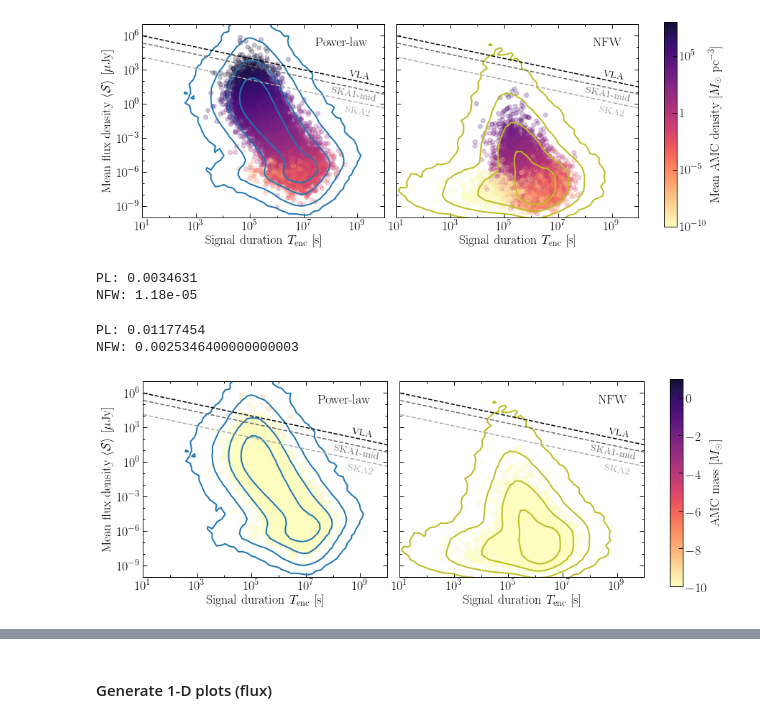
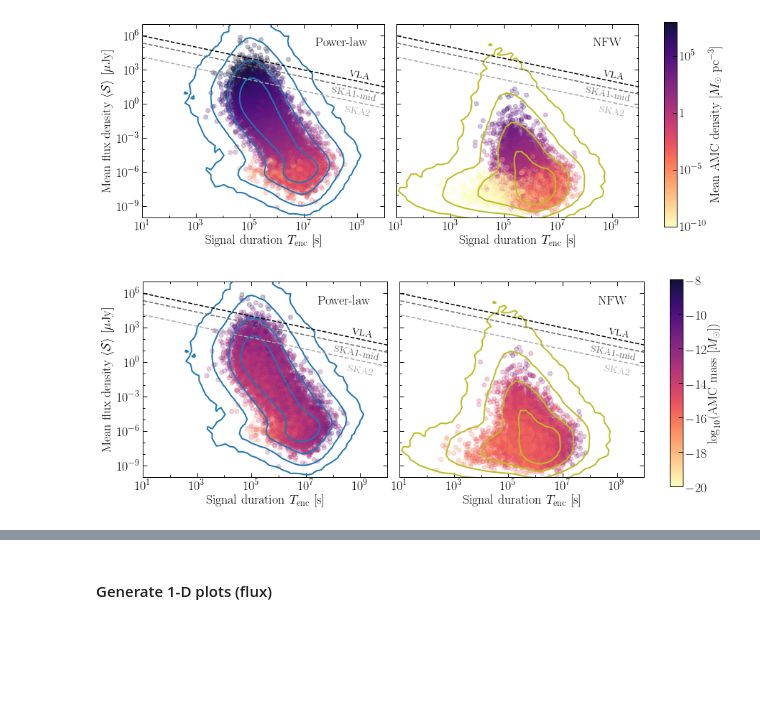
Before and after one commit to bradkav/axion-miniclusters, a Jupyter notebook: code/plotting/PlotFluxes.ipynb, the cells around one changed output, grey strips where cells are left out. Cells and saved outputs as stored; diff of their text form; code cells hidden in the pictures; blank space fills up the shorter version.

Commit message:
Checked all plotting routines

```diff
--- a/code/plotting/PlotFluxes.ipynb
+++ b/code/plotting/PlotFluxes.ipynb
@@ -40,7 +40,7 @@ print(">Loading NFW...")
 try:
     Tenc_NFW, mean_flux_NFW, density_NFW, radius_NFW = np.loadtxt(dirs.data_dir + 'Interaction_params_NFW%s%s.txt.gz'%(cut_text,IDstr), unpack=True, usecols=(3,4,5,6,))
 except FileNotFoundError as err:
-    Tenc_NFW, mean_flux_NFW, density_NFW, radius_NFW = np.loadtxt(dirs.data_dir + 'Interaction_params_NFW_short.txt', unpack=True, usecols=(3,4,5,6,))
+    Tenc_NFW, mean_flux_NFW, density_NFW, radius_NFW = np.loadtxt(dirs.data_dir + 'Interaction_params_NFW%s%s_short.txt.gz'%(cut_text,IDstr), unpack=True, usecols=(3,4,5,6,))
 # %% [output]
 >Loading NFW...
 # %%
@@ -48,7 +48,7 @@ print(">Loading NFW unperturbed...")
 try:
     Tenc_NFW_up, mean_flux_NFW_up, density_NFW_up, radius_NFW_up = np.loadtxt(dirs.data_dir + 'Interaction_params_NFW%s_unperturbed%s.txt.gz'%(cut_text,IDstr), unpack=True, usecols=(3,4,5,6,))
 except FileNotFoundError as err:
-    Tenc_NFW_up, mean_flux_NFW_up, density_NFW_up, radius_NFW_up = np.loadtxt(dirs.data_dir + 'Interaction_params_NFW_unperturbed_short.txt', unpack=True, usecols=(3,4,5,6,))
+    Tenc_NFW_up, mean_flux_NFW_up, density_NFW_up, radius_NFW_up = np.loadtxt(dirs.data_dir + 'Interaction_params_NFW%s_unperturbed%s_short.txt.gz'%(cut_text,IDstr), unpack=True, usecols=(3,4,5,6,))
 # %% [output]
 >Loading NFW unperturbed...
 # %%
@@ -56,7 +56,7 @@ print(">Loading PL...")
 try:
     Tenc_PL,  mean_flux_PL, density_PL, radius_PL = np.loadtxt(dirs.data_dir + 'Interaction_params_PL%s%s.txt.gz'%(cut_text,IDstr), unpack=True, usecols=(3,4,5,6,))
 except FileNotFoundError as err:
-    Tenc_PL,  mean_flux_PL,density_PL, radius_PL = np.loadtxt(dirs.data_dir + 'Interaction_params_PL_short.txt', unpack=True, usecols=(3,4,5,6,))
+    Tenc_PL,  mean_flux_PL,density_PL, radius_PL = np.loadtxt(dirs.data_dir + 'Interaction_params_PL%s%s_short.txt.gz'%(cut_text,IDstr), unpack=True, usecols=(3,4,5,6,))
 # %% [output]
 >Loading PL...
 # %%
@@ -208,35 +208,6 @@ plt.savefig("../../plots/MeanFlux_vs_Tenc_vs_density%s%s.pdf"%(cut_text,IDstr),
 plt.show()
 # %% [output]
 [figure]
-# %%
-#Fraction of detectable events:
-detectable_frac_PL = np.sum(mean_flux_PL > sensitivity_VLA(Tenc_PL))/len(mean_flux_PL)
-print("PL:", detectable_frac_PL)
-detectable_frac_NFW = np.sum(mean_flux_NFW > sensitivity_VLA(Tenc_NFW))/len(mean_flux_NFW)
-print("NFW:", detectable_frac_NFW)
-# %% [output]
-PL: 0.0034631
-NFW: 1.18e-05
-# %%
-if not AS_CUT:
-    Rate_NFW = 401.9 #per day
-    Rate_PL = 64.9 #per day
-
-else:
-    Rate_NFW = 214.8 #per day
-    Rate_PL = 3.4 #per day
-    Rate_PL_up = 1.6*Rate_PL
-    Rate_NFW_up = 36.4*Rate_NFW
-    #Rate_NFW = 49.9
-    #Rate_PL = 0.8
-
-Rate_1mJy_NFW = Rate_NFW*np.sum(mean_flux_NFW > 1e3)/len(mean_flux_NFW)
-Rate_1mJy_PL = Rate_PL*np.sum(mean_flux_PL > 1e3)/len(mean_flux_PL)
-print("PL:", Rate_1mJy_PL)
-print("NFW:", Rate_1mJy_NFW)
-# %% [output]
-PL: 0.01177454
-NFW: 0.0025346400000000003
 # %%
 # Flux and duration (coloured by mass)
 
@@ -245,8 +216,8 @@ mask_NFW = mass_NFW > 1e-50
 
 fig = plt.figure(figsize=(12.5,5))
 
-lm_max = 1
-lm_min = -10
+lm_max = -8
+lm_min = -20
 
 cm = truncate_colormap("magma_r", minval=0.0, maxval=0.9)
 
@@ -285,32 +256,32 @@ for ax in [ax1, ax2]:
     ax.set_xticklabels([], minor=True)
     ax.set_yticks(np.geomspace(1e-9, 1e6, 6))
     ax.set_yticks(np.geomspace(1e-10, 1e7, 18), minor=True)
     ax.set_yticklabels([], minor=True)
     #ax.set_yticklabels([], minor=True)
 
 
 
 ax1.set_ylabel(r"Mean flux density $\langle \mathcal{S} \rangle$ [$\mu \mathrm{Jy}$]")
 #ax3.set_ylabel(r"Peak flux $\Phi_\mathrm{peak}$ [$\mu \mathrm{Jy}$]")
 ax2.set_yticklabels([])
 #ax4.set_yticklabels([])
 
 
 ax1.text( 0.93, 0.93,  "Power-law", ha='right', va='top',  transform=ax1.transAxes)
 ax2.text( 0.93, 0.93,  "NFW", ha='right', va='top',  transform=ax2.transAxes)
 
 plt.subplots_adjust(hspace = 0.05, wspace= 0.05)
 
 cb_ax = fig.add_axes([0.94, 0.09, 0.02, 0.8])
-cbar = fig.colorbar(scat_PL, cax=cb_ax, label=r'AMC mass [$M_\odot$]')
+cbar = fig.colorbar(scat_PL, cax=cb_ax, label=r'$\log_{10}$(AMC mass [$M_\odot$])')
 #cbar.set_ticks([-10, -5, 0, 5])
 #cbar.set_ticklabels([r'$10^{-10}$', r'$10^{-5}$', r'$1$', r'$10^5$'])
 
 cbar.set_alpha(1)
 cbar.draw_all()
 
 plt.savefig("../../plots/MeanFlux_vs_Tenc_vs_mass%s%s.pdf"%(cut_text,IDstr), bbox_inches='tight')
 
 plt.show()
 # %% [output]
-[figure, old version]
+[figure, new version]
```
Also changed, not shown: parts of 7 cells of this notebook, 4 other files.
